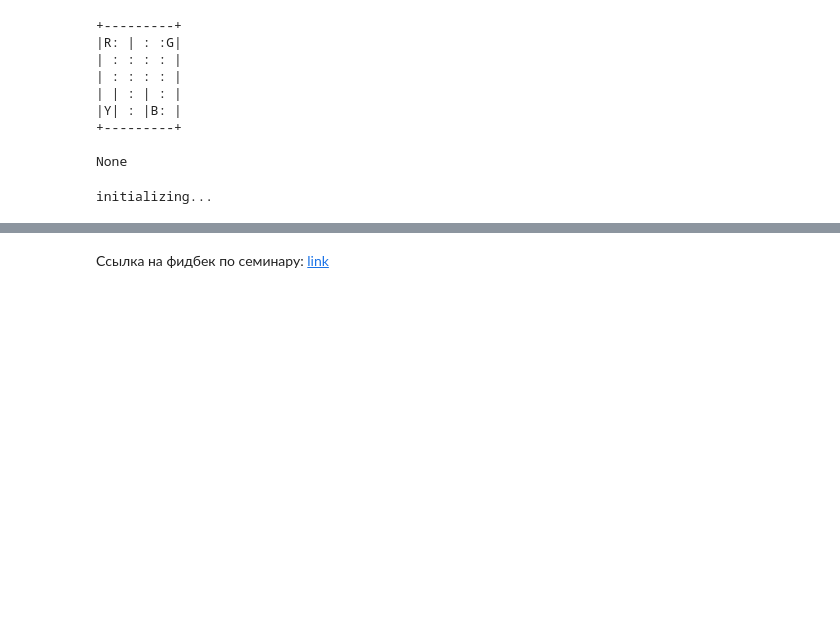
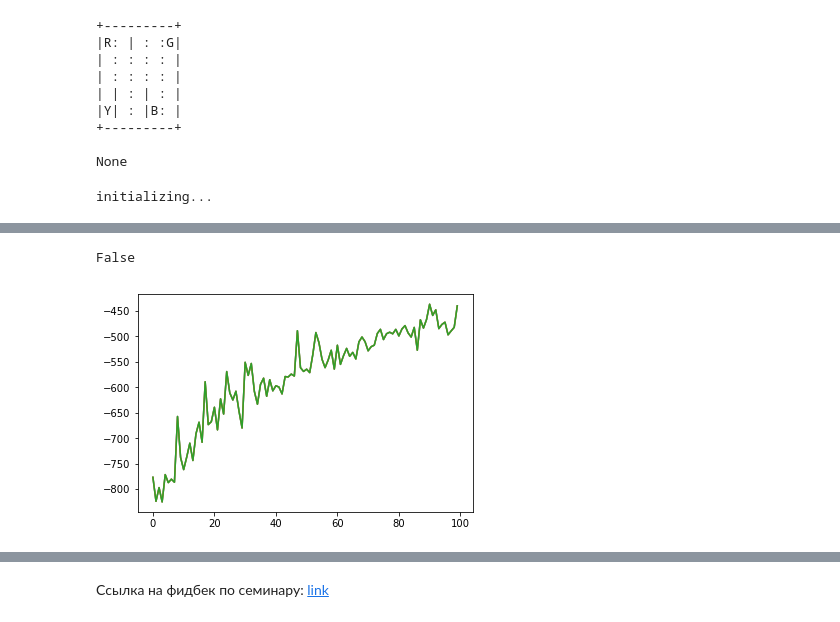
Before and after one commit to egdeliya/ml_mipt_2017, a Jupyter notebook: ml-mipt-part2/RL_Taxi/part2_genetic_algo.ipynb, the cells around one changed output, grey strips where cells are left out. Cells and saved outputs as stored; diff of their text form; code cells hidden in the pictures; blank space fills up the shorter version.

Commit message:
improve reward

```diff
--- a/ml-mipt-part2/RL_Taxi/part2_genetic_algo.ipynb
+++ b/ml-mipt-part2/RL_Taxi/part2_genetic_algo.ipynb
@@ -279,13 +310,24 @@ def evaluate(policy, n_times=100, t_max=200):
+# %%
+n_epochs = 100 #how many cycles to make
+pool_size = 100 #how many policies to maintain
+n_crossovers = 50 #howuuu many crossovers to make on each step
+n_mutations = 50 #how many mutations to make on each tick
 # %%
 print("initializing...")
 pool = [get_random_policy() for _ in range(pool_size)]
 pool_scores = [sample_reward(env, policy) for policy in pool]
 # %% [output]
 initializing...
+# %%
+from tqdm import tqdm
+from random import choice
+epoch_scores = []
 # %%
-for step_num in [250, 300]:
+for step_num in [50]:
+    print("it works!!!")
     for epoch in tqdm(range(n_epochs)):
         print("Epoch %s:"%epoch)
+        print("it works!!!")
 
         crossovered = [crossover(choice(pool), choice(pool))
                        for _ in range(n_crossovers)]
@@ -300,7 +342,9 @@ for step_num in [250, 300]:
 
         print("best score:", pool_scores[-1])
         epoch_scores.append(pool_scores[-1])
+
     plt.plot(range(len(epoch_scores)), epoch_scores)
+    plt.show()
     first_best_policy = pool[-1]
     s = env.reset()
     total_reward = 0
@@ -345,0 +400,4 @@ best score: -688.34
+# %%
+print(is_done)
+# %% [output]
+False
@@ -346,2 +407,25 @@ best score: -688.34
+# %%
+file = pd.DataFrame(columns=["epochs", "pool_size", "cross", "mut", "score", "isdone", "steps_num", "policy"])
+# %%
+plt.plot(range(len(epoch_scores)), epoch_scores)
+plt.show()
+first_best_policy = pool[-1]
+s = env.reset()
+total_reward = 0
+step_num = 0
+for ind in range(100):
+    action = first_best_policy[s]
+    s, reward, is_done, _ = env.step(action)
+    total_reward += reward
+    if (is_done):
+        break
+    step_num += 1
+file = file.append(pd.Series({"epochs":n_epochs, "pool_size":pool_size, "cross":n_crossovers, "mut":n_mutations,
+                              "score":pool_scores[-1], "isdone":is_done, "steps_num":step_num, "policy":pool[-1]}),
+                           ignore_index=True )
+file.head()
+file.to_csv("results.csv")
+# %% [output]
+[figure, added]
 # %%
 print("hello")
```
Also changed, not shown: parts of 14 cells of this notebook, 3 other files.
